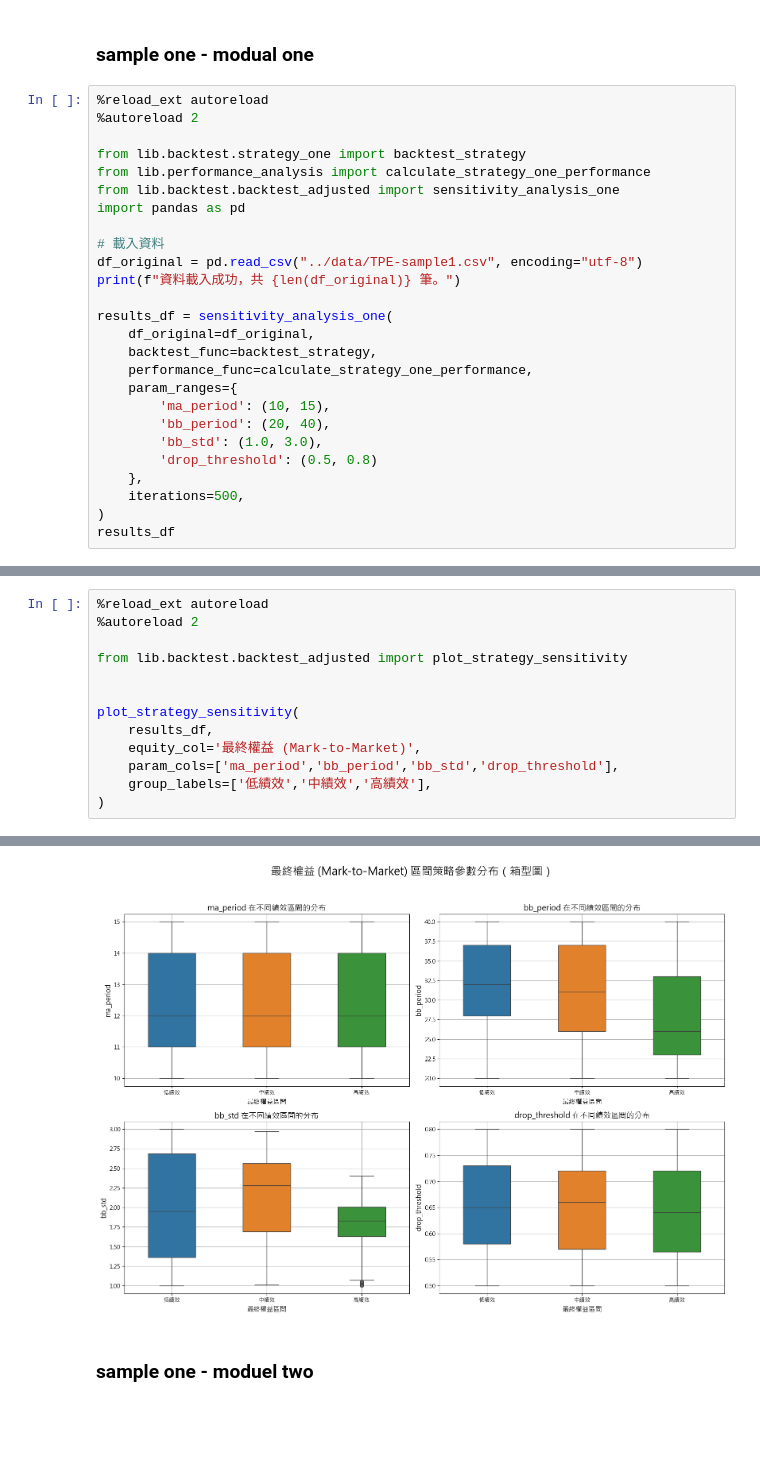
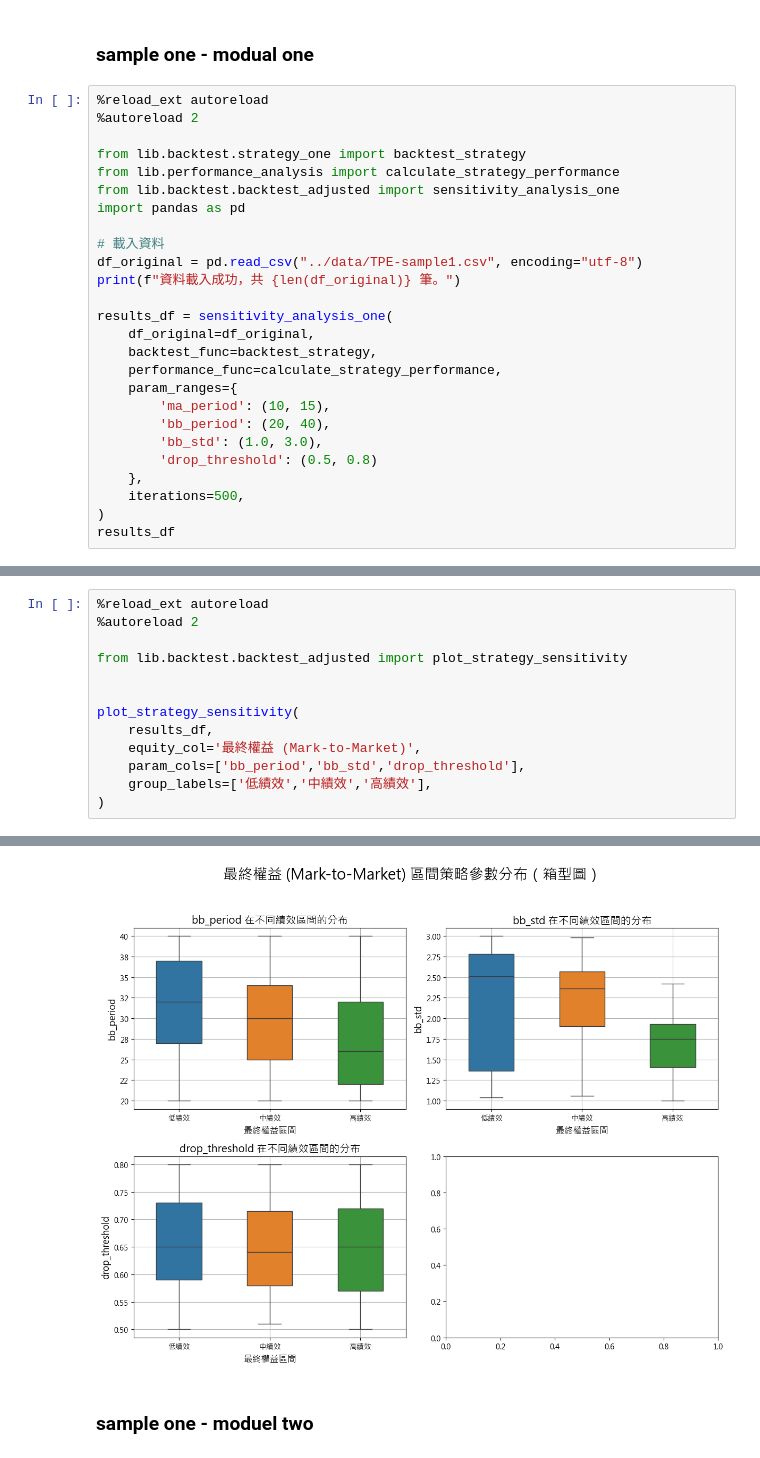
Before and after one commit to jiangyanmu/QIA-Final-Regression-Test, a Jupyter notebook: src/backtest_adjusted.ipynb, the cells around one changed output, grey strips where cells are left out. Cells and saved outputs as stored; diff of their text form; blank space fills up the shorter version.

```diff
--- a/src/backtest_adjusted.ipynb
+++ b/src/backtest_adjusted.ipynb
@@ -5,7 +5,7 @@
 %autoreload 2
 
 from lib.backtest.strategy_one import backtest_strategy
-from lib.performance_analysis import calculate_strategy_one_performance
+from lib.performance_analysis import calculate_strategy_performance
 from lib.backtest.backtest_adjusted import sensitivity_analysis_one
 import pandas as pd
 
@@ -16,7 +16,7 @@ print(f"資料載入成功，共 {len(df_original)} 筆。")
 results_df = sensitivity_analysis_one(
     df_original=df_original,
     backtest_func=backtest_strategy,
-    performance_func=calculate_strategy_one_performance,
+    performance_func=calculate_strategy_performance,
     param_ranges={
         'ma_period': (10, 15),
         'bb_period': (20, 40),
@@ -52,7 +52,7 @@ from lib.backtest.backtest_adjusted import plot_strategy_sensitivity
 plot_strategy_sensitivity(
     results_df,
     equity_col='最終權益 (Mark-to-Market)',
-    param_cols=['ma_period','bb_period','bb_std','drop_threshold'],
+    param_cols=['bb_period','bb_std','drop_threshold'],
     group_labels=['低績效','中績效','高績效'],
 )
 # %% [output]
@@ -66,4 +66,4 @@ plot_strategy_sensitivity(
-[figure, old version]
+[figure, new version]
 # %% [markdown]
 ### sample one - moduel two
 # %%
```
Also changed, not shown: parts of 4 cells of this notebook, 4 other files.
